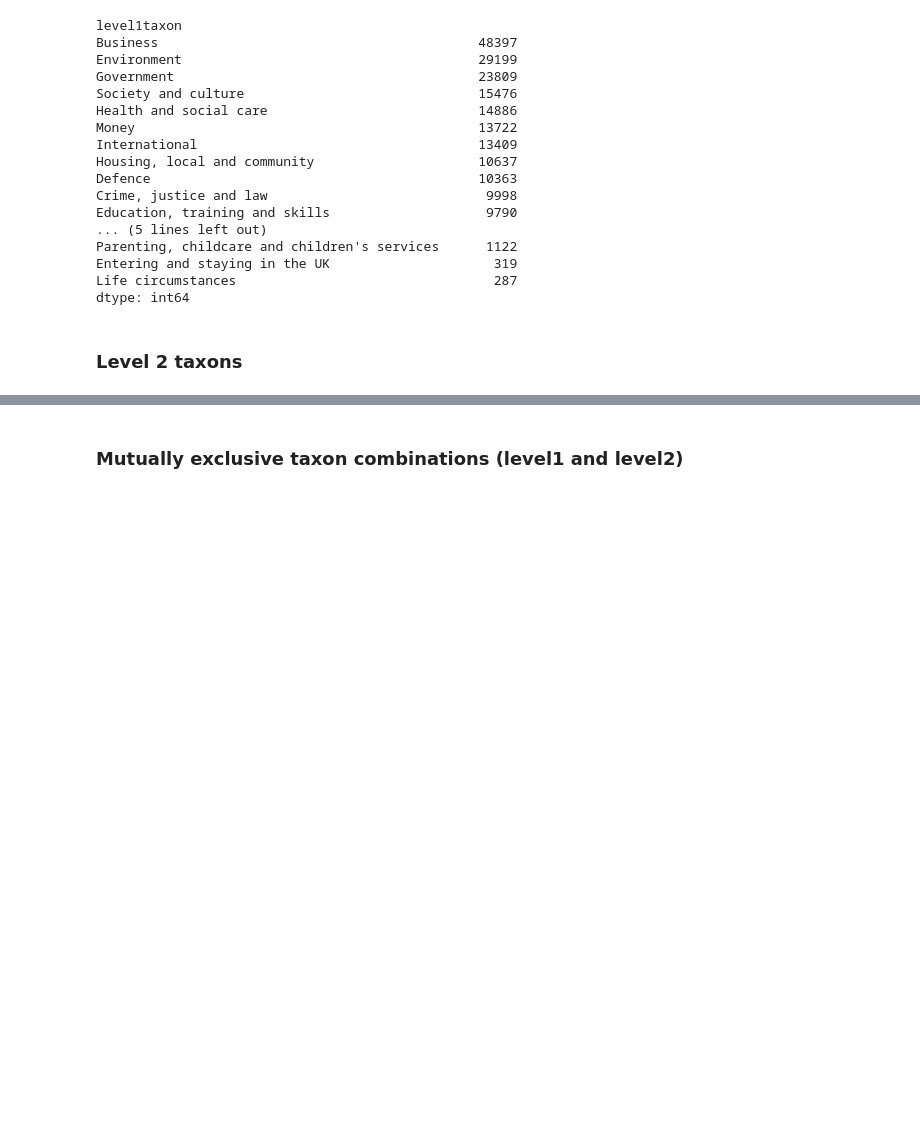
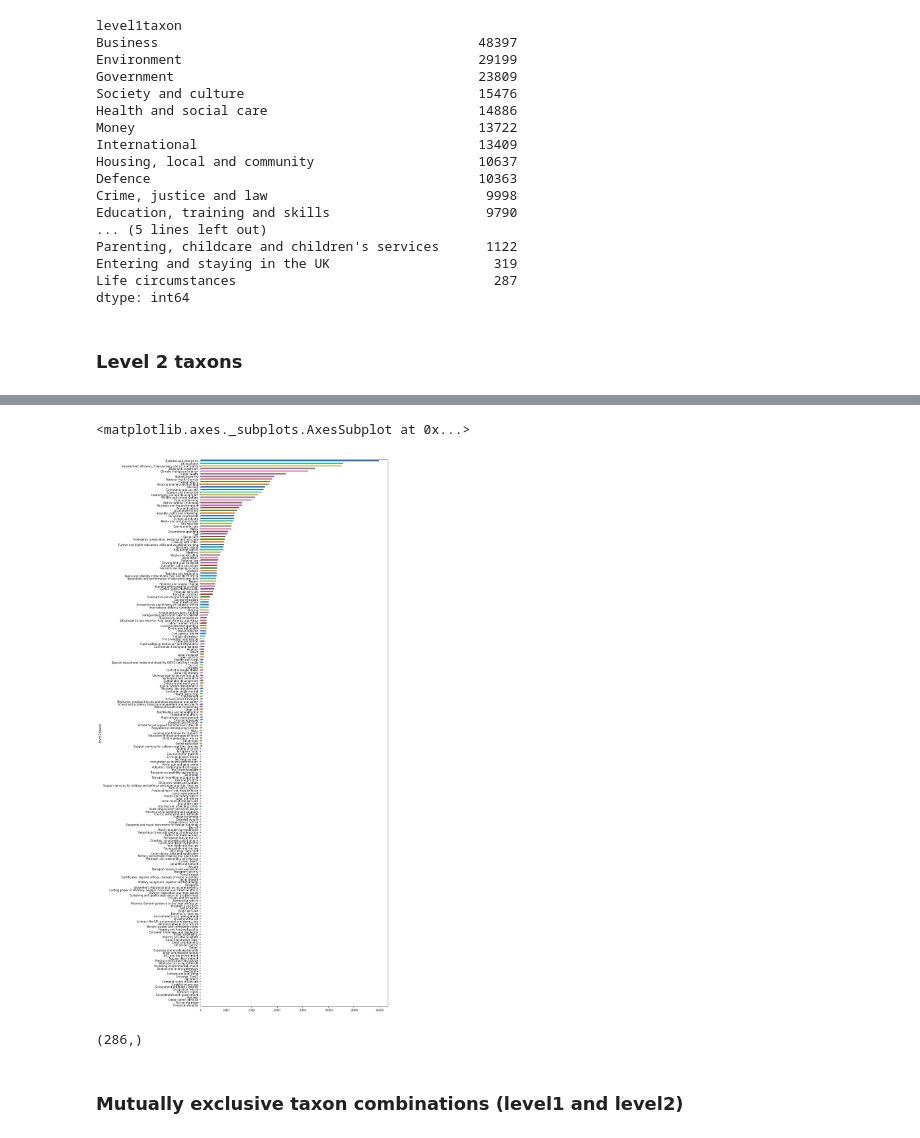
Before and after one commit to alphagov/govuk-taxonomy-supervised-learning, a Jupyter notebook: python/notebooks/EDA-Taxons.ipynb, the cells around one changed output, grey strips where cells are left out. Cells and saved outputs as stored; diff of their text form; code cells hidden in the pictures; blank space fills up the shorter version.

```diff
--- a/python/notebooks/EDA-Taxons.ipynb
+++ b/python/notebooks/EDA-Taxons.ipynb
@@ -354,5 +353,5 @@ print("There are {} unique taxon names in the level 2 taxon"
 # %%
-second_freq = content_taxons_dedup.groupby('level2taxon').size().sort_values(ascending=False)
+second_freq = filtered.groupby('level2taxon').size().sort_values(ascending=False)
 
 # Print as string to get around truncation
 
@@ -360,2 +377,5 @@ print(second_freq.to_string())
 # %%
-second_freq.sort_values().plot(kind = 'barh', figsize=(10,30), fontsize=8)
+second_freq.sort_values().plot(kind = 'barh', figsize=(10,30))
+# %% [output]
+<matplotlib.axes._subplots.AxesSubplot at 0x...>
+[figure, added]
@@ -361,0 +393,4 @@ second_freq.sort_values().plot(kind = 'barh', figsize=(10,30), fontsize=8)
+# %%
+concordant_2taxons.shape
+# %% [output]
+(286,)
```
Also changed, not shown: parts of 13 cells of this notebook.
